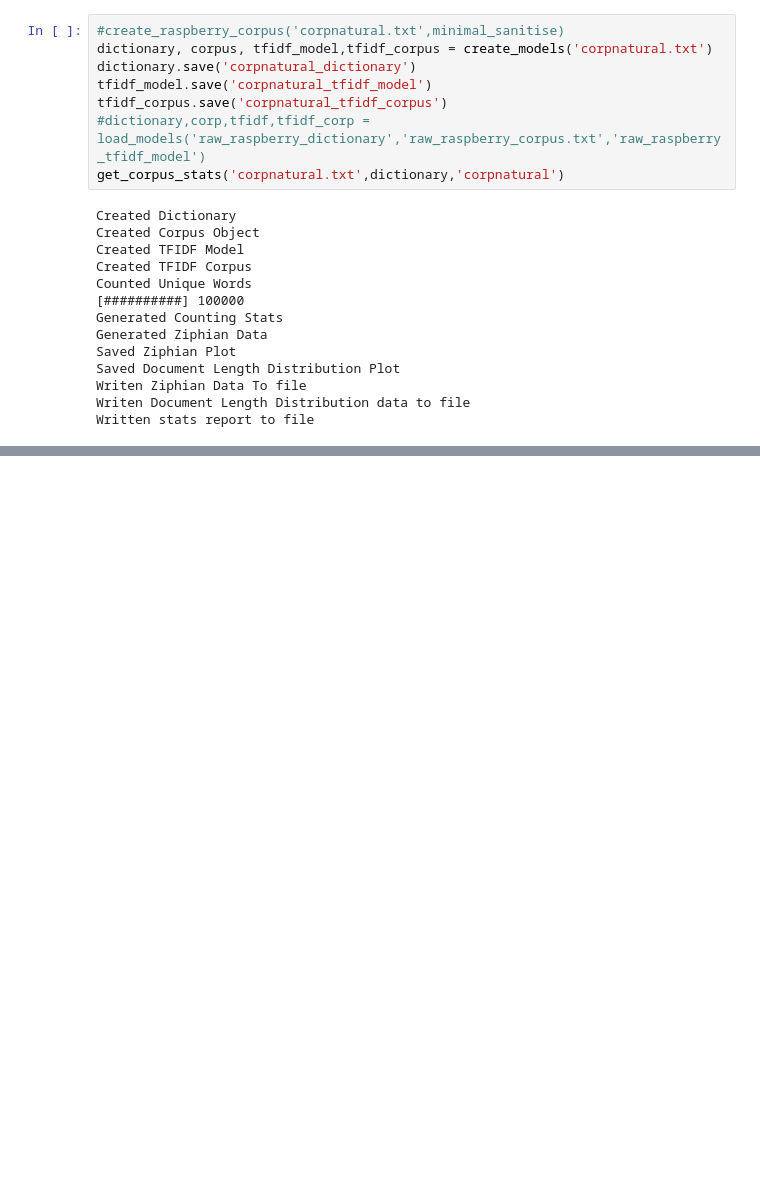
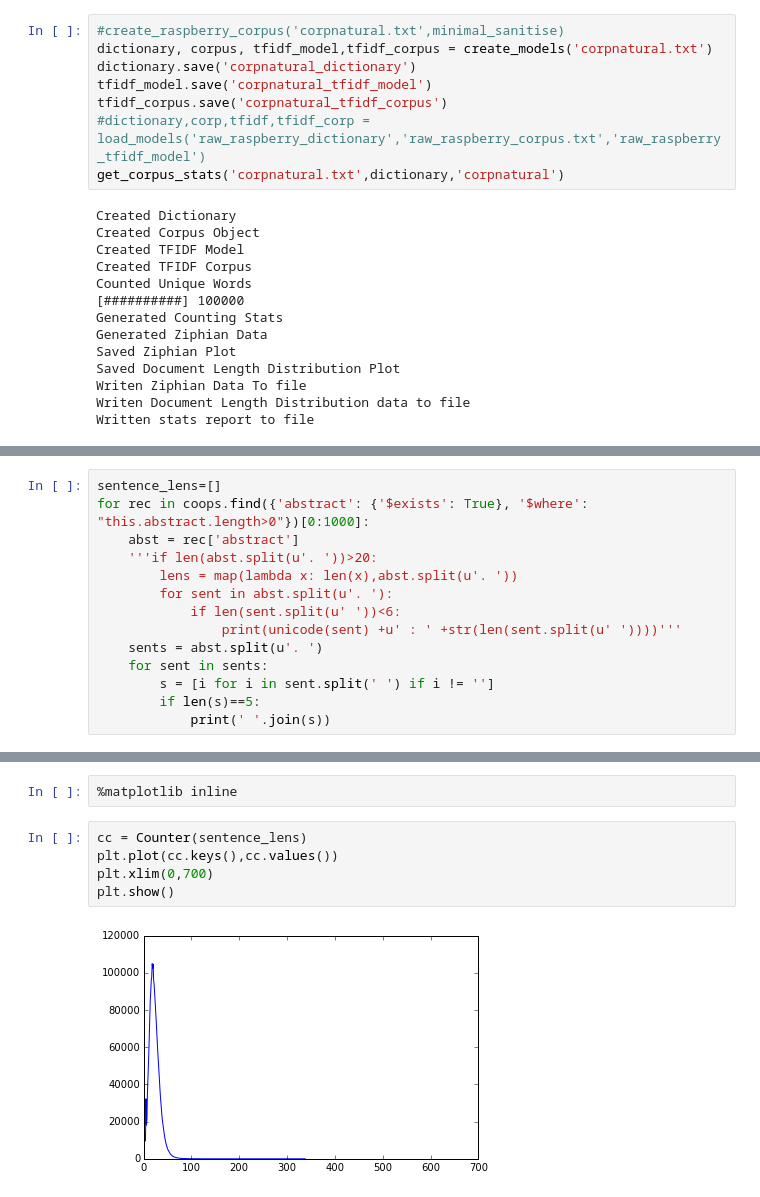
Before and after one commit to patrick-s-h-lewis/Oranges, a Jupyter notebook: CorpusGenerator.ipynb, the cells around one changed output, grey strips where cells are left out. Drawn from its saved outputs; the diff is of its cells as text; blank space fills up the shorter version.

```diff
--- a/CorpusGenerator.ipynb
+++ b/CorpusGenerator.ipynb
@@ -394,0 +326,14 @@ sum((1,1,1,1,1))
+# %%
+sentence_lens=[]
+for rec in coops.find({'abstract': {'$exists': True}, '$where': "this.abstract.length>0"})[0:1000]:
+    abst = rec['abstract']
+    '''if len(abst.split(u'. '))>20:
+        lens = map(lambda x: len(x),abst.split(u'. '))
+        for sent in abst.split(u'. '):
+            if len(sent.split(u' '))<6:
+                print(unicode(sent) +u' : ' +str(len(sent.split(u' '))))'''
+    sents = abst.split(u'. ')
+    for sent in sents:
+        s = [i for i in sent.split(' ') if i != '']
+        if len(s)==5:
+            print(' '.join(s))
@@ -394,0 +364,9 @@ sum((1,1,1,1,1))
+# %%
+%matplotlib inline
+# %%
+cc = Counter(sentence_lens)
+plt.plot(cc.keys(),cc.values())
+plt.xlim(0,700)
+plt.show()
+# %% [output]
+[figure, added]
```
Also changed, not shown: parts of 29 cells of this notebook, 1 other file.
